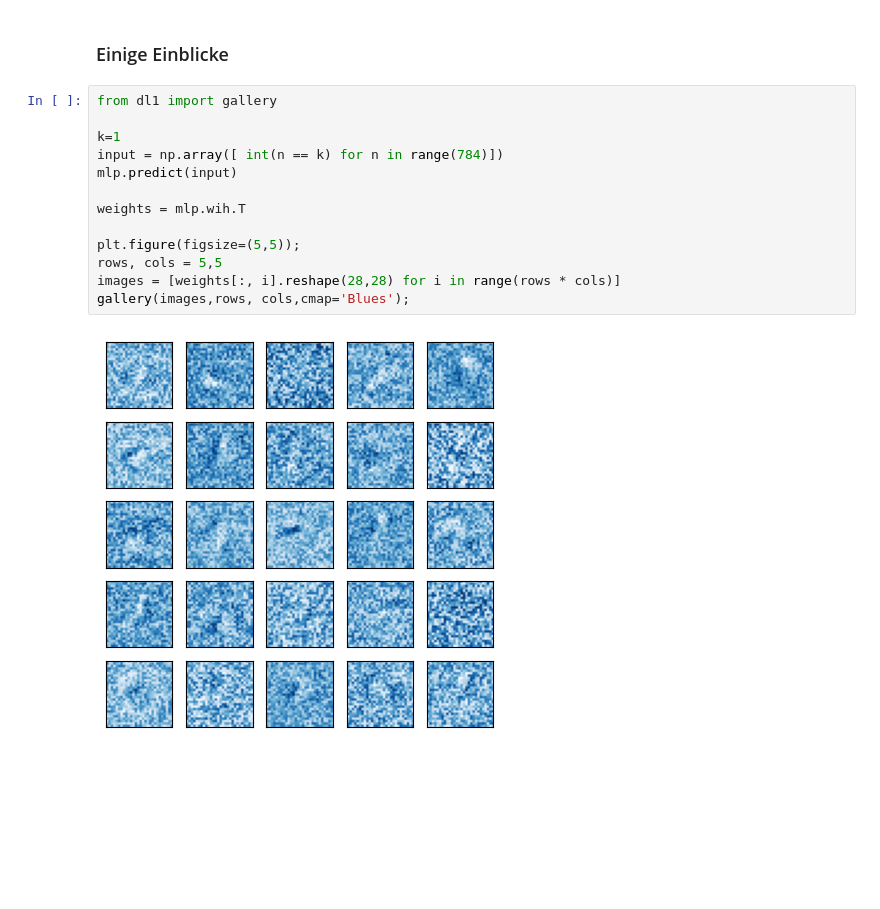
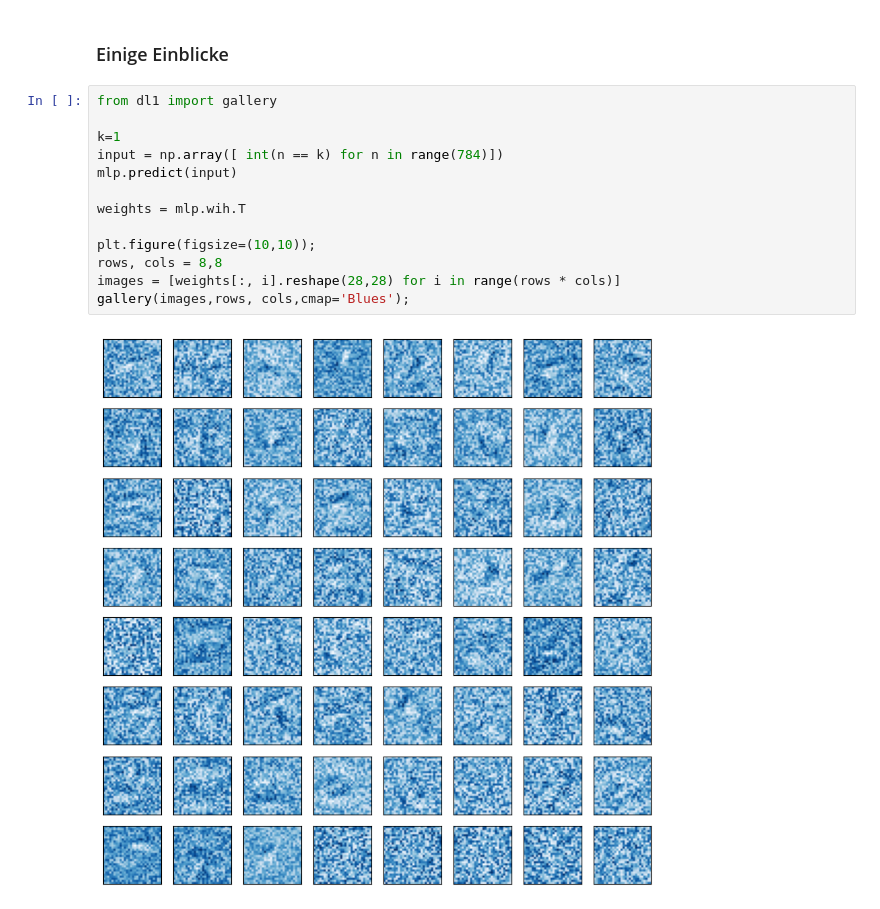
Before and after one commit to infaktum/ML1, a Jupyter notebook: deep_learning/DL05.3_MLP_Visualisierung.ipynb, the cells around one changed output. Drawn from its saved outputs; the diff is of its cells as text; blank space fills up the shorter version.

```diff
--- a/deep_learning/DL05.3_MLP_Visualisierung.ipynb
+++ b/deep_learning/DL05.3_MLP_Visualisierung.ipynb
@@ -43,15 +46,15 @@ Treffergenauigkeit: 0.00%
 # %%
 from dl1 import gallery
 
 k=1
 input = np.array([ int(n == k) for n in range(784)])
 mlp.predict(input)
 
 weights = mlp.wih.T
 
-plt.figure(figsize=(5,5));
-rows, cols = 5,5
+plt.figure(figsize=(10,10));
+rows, cols = 8,8
 images = [weights[:, i].reshape(28,28) for i in range(rows * cols)]
 gallery(images,rows, cols,cmap='Blues');
 # %% [output]
-[figure, old version]
+[figure, new version]
```
Also changed, not shown: parts of 2 cells of this notebook, 15 other files.
